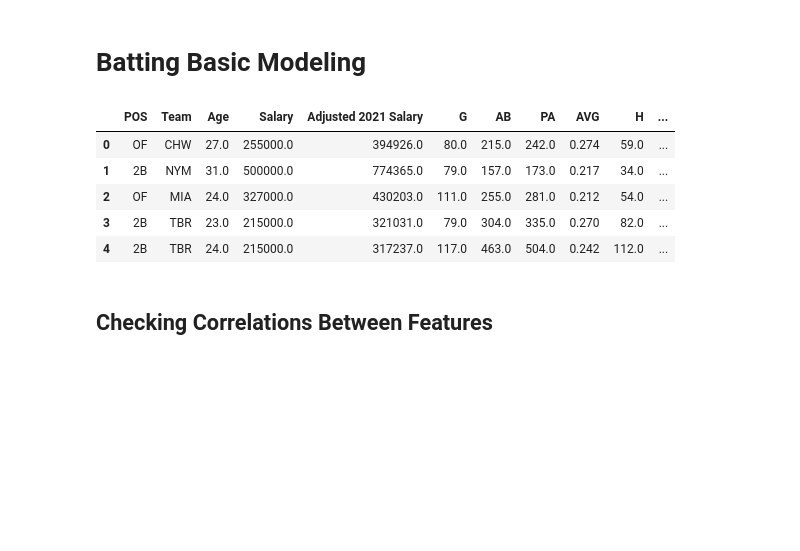
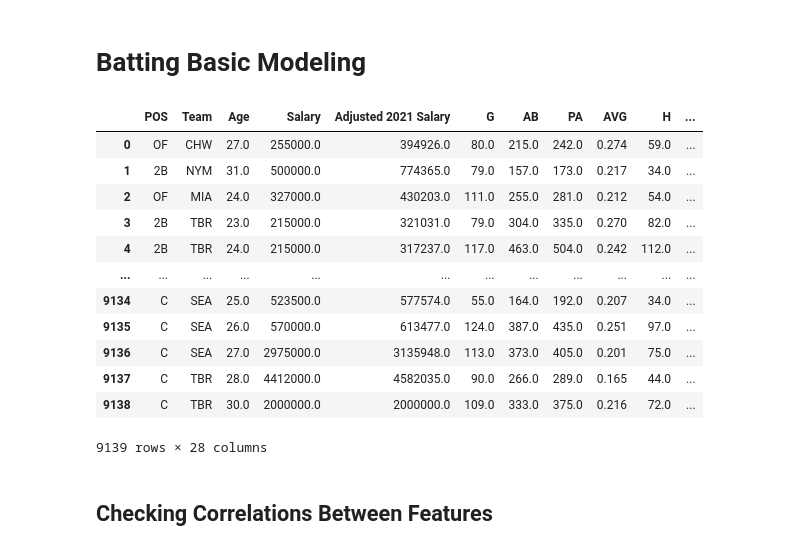
Before and after one commit to eric8395/baseball-analytics, a Jupyter notebook: Modeling - Batting Basic.ipynb, the cells around one changed output. Saved outputs shown, nothing was run; the diff lists cells and outputs as text; code cells hidden in the pictures; blank space fills up the shorter version.

```diff
--- a/Modeling - Batting Basic.ipynb
+++ b/Modeling - Batting Basic.ipynb
@@ -45,15 +45,22 @@ np.random_state = 42
 # %%
 # load batting_basic
 batting_basic = pd.read_csv('Data/batting_basic', index_col = 0)
 batting_basic = batting_basic.drop(columns = ['Season', 'Name'])
-batting_basic.head()
+batting_basic
 # %% [output]
 |  | POS | Team | Age | Salary | Adjusted 2021 Salary | G | AB | PA | AVG | H | ... |
 | 0 | OF | CHW | 27.0 | 255000.0 | 394926.0 | 80.0 | 215.0 | 242.0 | 0.274 | 59.0 | ... |
 | 1 | 2B | NYM | 31.0 | 500000.0 | 774365.0 | 79.0 | 157.0 | 173.0 | 0.217 | 34.0 | ... |
 | 2 | OF | MIA | 24.0 | 327000.0 | 430203.0 | 111.0 | 255.0 | 281.0 | 0.212 | 54.0 | ... |
 | 3 | 2B | TBR | 23.0 | 215000.0 | 321031.0 | 79.0 | 304.0 | 335.0 | 0.270 | 82.0 | ... |
 | 4 | 2B | TBR | 24.0 | 215000.0 | 317237.0 | 117.0 | 463.0 | 504.0 | 0.242 | 112.0 | ... |
+| ... | ... | ... | ... | ... | ... | ... | ... | ... | ... | ... | ... |
+| 9134 | C | SEA | 25.0 | 523500.0 | 577574.0 | 55.0 | 164.0 | 192.0 | 0.207 | 34.0 | ... |
+| 9135 | C | SEA | 26.0 | 570000.0 | 613477.0 | 124.0 | 387.0 | 435.0 | 0.251 | 97.0 | ... |
+| 9136 | C | SEA | 27.0 | 2975000.0 | 3135948.0 | 113.0 | 373.0 | 405.0 | 0.201 | 75.0 | ... |
+| 9137 | C | TBR | 28.0 | 4412000.0 | 4582035.0 | 90.0 | 266.0 | 289.0 | 0.165 | 44.0 | ... |
+| 9138 | C | TBR | 30.0 | 2000000.0 | 2000000.0 | 109.0 | 333.0 | 375.0 | 0.216 | 72.0 | ... |
+9139 rows × 28 columns
 # %% [markdown]
 ## Checking Correlations Between Features
 # %%
```
Also changed, not shown: parts of 40 cells of this notebook, 14 other files.
